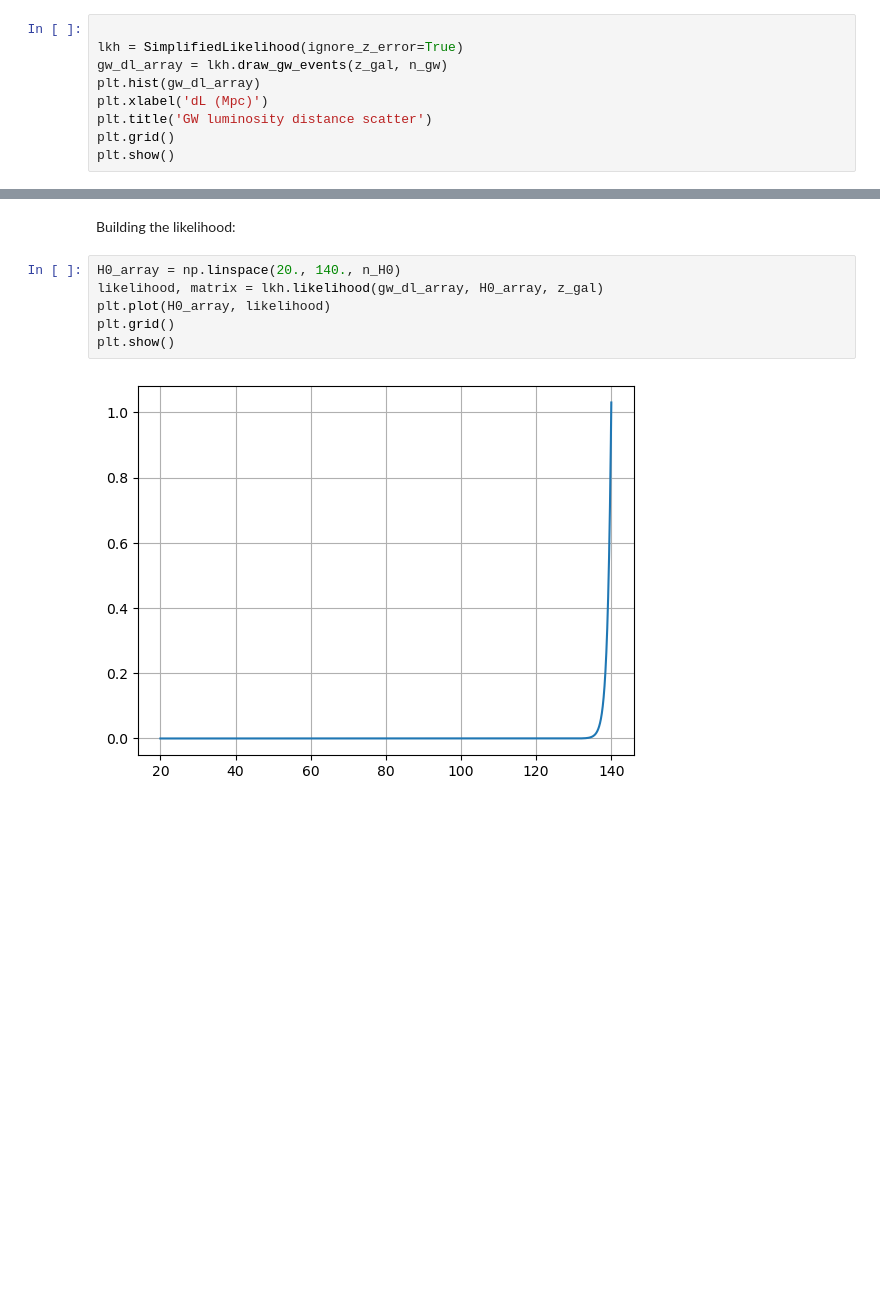
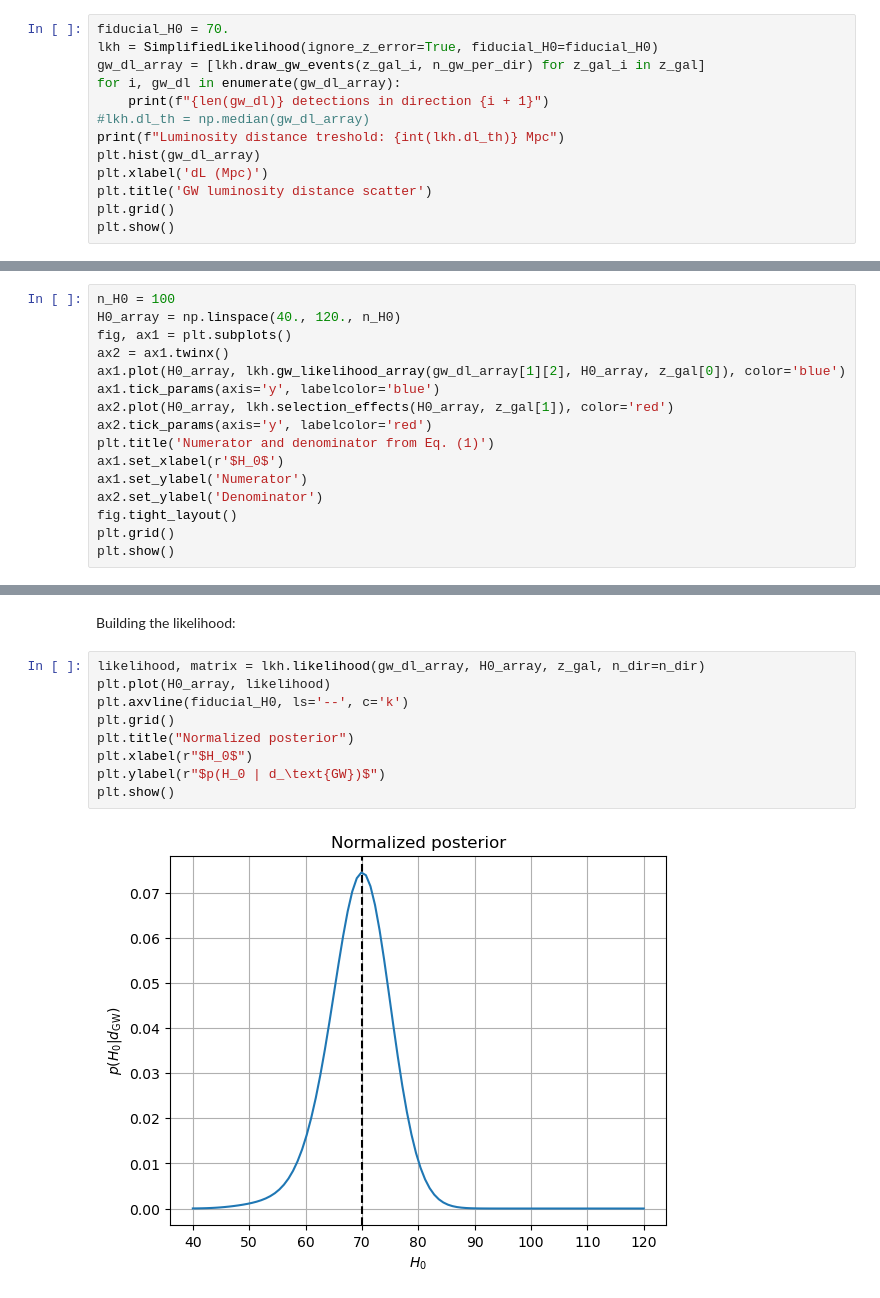
Before and after one commit to binado/standard-sirens, a Jupyter notebook: src/simplified_likelihood.ipynb, the cells around one changed output, grey strips where cells are left out. Cells and saved outputs as stored; diff of their text form; blank space fills up the shorter version.

```diff
--- a/src/simplified_likelihood.ipynb
+++ b/src/simplified_likelihood.ipynb
@@ -57,9 +67,13 @@ plt.show()
 # %% [markdown]
 Drawing GW events:
 # %%
-
-lkh = SimplifiedLikelihood(ignore_z_error=True)
-gw_dl_array = lkh.draw_gw_events(z_gal, n_gw)
+fiducial_H0 = 70.
+lkh = SimplifiedLikelihood(ignore_z_error=True, fiducial_H0=fiducial_H0)
+gw_dl_array = [lkh.draw_gw_events(z_gal_i, n_gw_per_dir) for z_gal_i in z_gal]
+for i, gw_dl in enumerate(gw_dl_array):
+    print(f"{len(gw_dl)} detections in direction {i + 1}")
+#lkh.dl_th = np.median(gw_dl_array)
+print(f"Luminosity distance treshold: {int(lkh.dl_th)} Mpc")
 plt.hist(gw_dl_array)
 plt.xlabel('dL (Mpc)')
 plt.title('GW luminosity distance scatter')
@@ -69,0 +89,16 @@ plt.show()
+# %%
+n_H0 = 100
+H0_array = np.linspace(40., 120., n_H0)
+fig, ax1 = plt.subplots()
+ax2 = ax1.twinx()
+ax1.plot(H0_array, lkh.gw_likelihood_array(gw_dl_array[1][2], H0_array, z_gal[0]), color='blue')
+ax1.tick_params(axis='y', labelcolor='blue')
+ax2.plot(H0_array, lkh.selection_effects(H0_array, z_gal[1]), color='red')
+ax2.tick_params(axis='y', labelcolor='red')
+plt.title('Numerator and denominator from Eq. (1)')
+ax1.set_xlabel(r'$H_0$')
+ax1.set_ylabel('Numerator')
+ax2.set_ylabel('Denominator')
+fig.tight_layout()
+plt.grid()
+plt.show()
@@ -70,10 +107,13 @@ plt.show()
 # %% [markdown]
 Building the likelihood:
 # %%
-H0_array = np.linspace(20., 140., n_H0)
-likelihood, matrix = lkh.likelihood(gw_dl_array, H0_array, z_gal)
+likelihood, matrix = lkh.likelihood(gw_dl_array, H0_array, z_gal, n_dir=n_dir)
 plt.plot(H0_array, likelihood)
+plt.axvline(fiducial_H0, ls='--', c='k')
 plt.grid()
+plt.title("Normalized posterior")
+plt.xlabel(r"$H_0$")
+plt.ylabel(r"$p(H_0 | d_\text{GW})$")
 plt.show()
 # %% [output]
-[figure, old version]
+[figure, new version]
```
Also changed, not shown: parts of 4 cells of this notebook.
